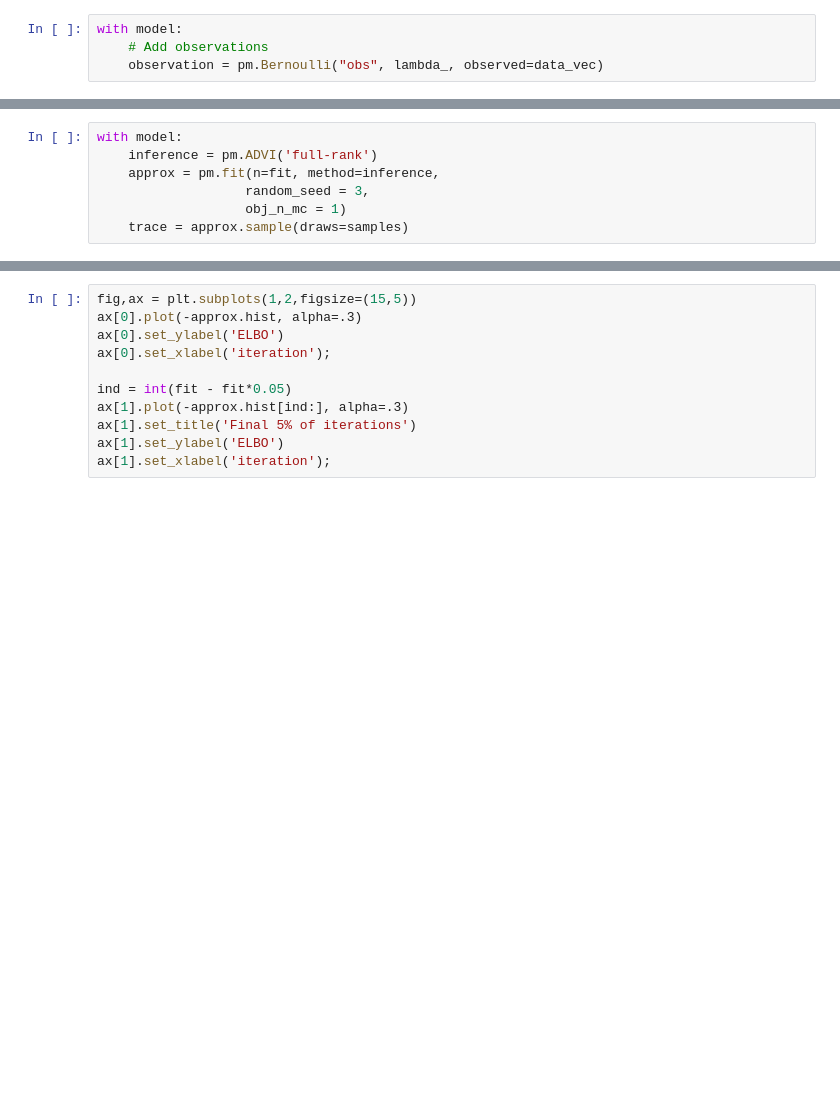
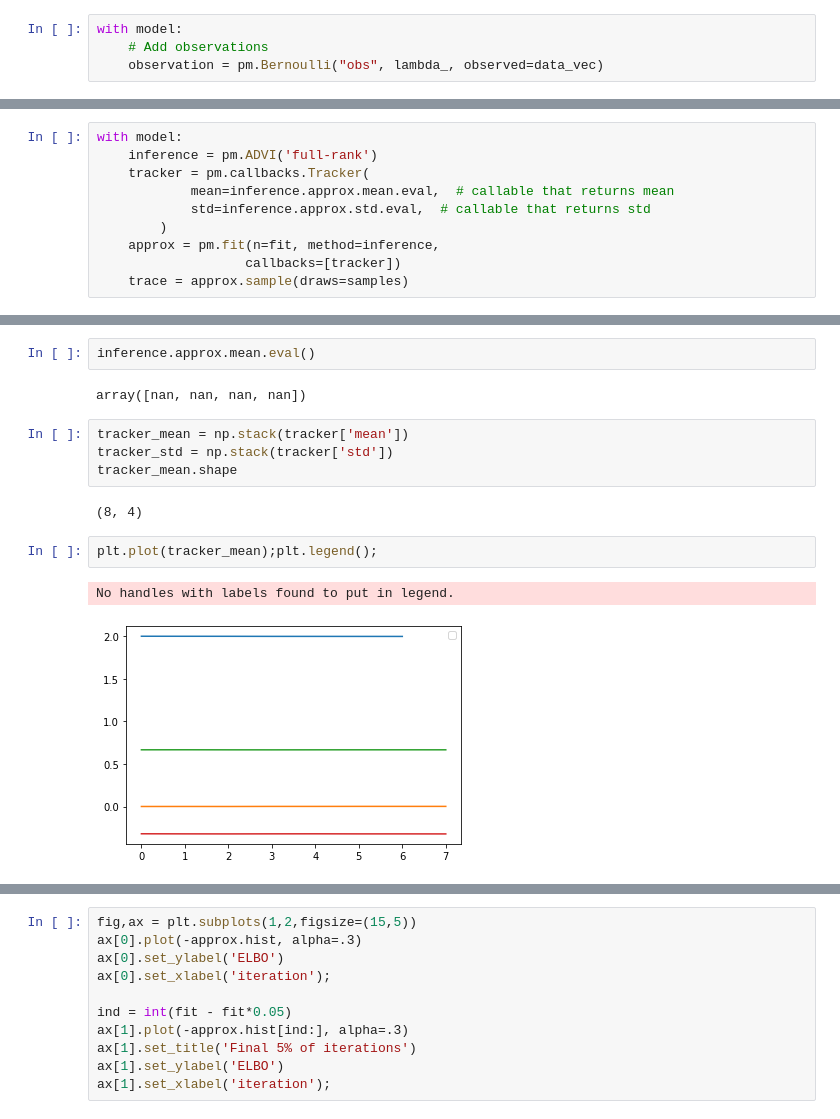
Before and after one commit to abuzarmahmood/firing_space_plot, a Jupyter notebook: changepoint_mcmc/ipython_notebooks/non_hardcoded_changepoint_test_1d.ipynb, the cells around one changed output, grey strips where cells are left out. Saved outputs shown, nothing was run; the diff lists cells and outputs as text; blank space fills up the shorter version.

```diff
--- a/changepoint_mcmc/ipython_notebooks/non_hardcoded_changepoint_test_1d.ipynb
+++ b/changepoint_mcmc/ipython_notebooks/non_hardcoded_changepoint_test_1d.ipynb
@@ -115,8 +134,11 @@ pm.model_to_graphviz(model)
 # %%
 with model:
     inference = pm.ADVI('full-rank')
+    tracker = pm.callbacks.Tracker(
+            mean=inference.approx.mean.eval,  # callable that returns mean
+            std=inference.approx.std.eval,  # callable that returns std
+        )
     approx = pm.fit(n=fit, method=inference,
-                   random_seed = 3,
-                   obj_n_mc = 1)
+                   callbacks=[tracker])
     trace = approx.sample(draws=samples)
 # %% [output]
@@ -123,0 +150,15 @@ Finished [100%]: Average Loss = 62.556
+# %%
+inference.approx.mean.eval()
+# %% [output]
+array([nan, nan, nan, nan])
+# %%
+tracker_mean = np.stack(tracker['mean'])
+tracker_std = np.stack(tracker['std'])
+tracker_mean.shape
+# %% [output]
+(8, 4)
+# %%
+plt.plot(tracker_mean);plt.legend();
+# %% [output]
+No handles with labels found to put in legend.
+[figure, added]
```
Also changed, not shown: parts of 8 cells of this notebook, 43 other files.
